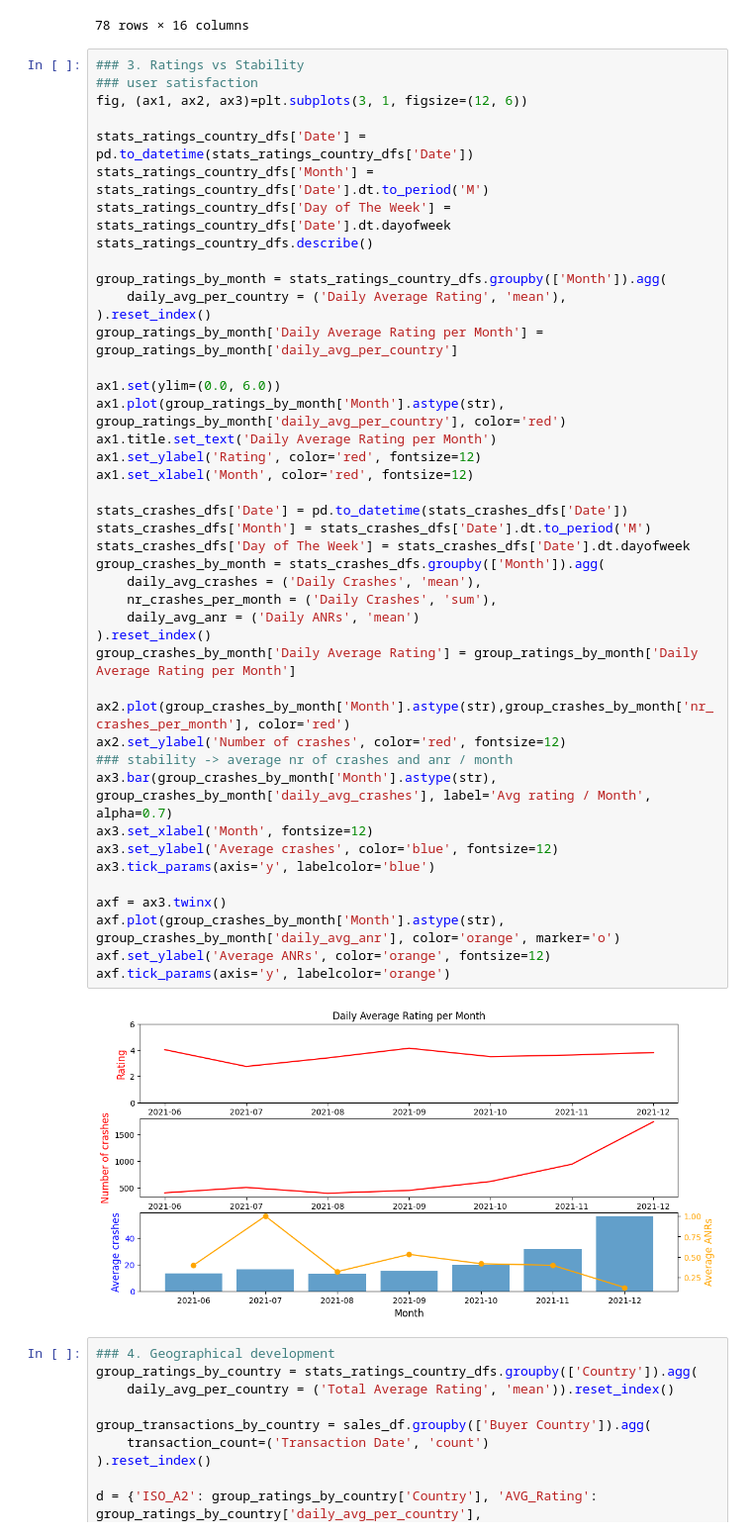
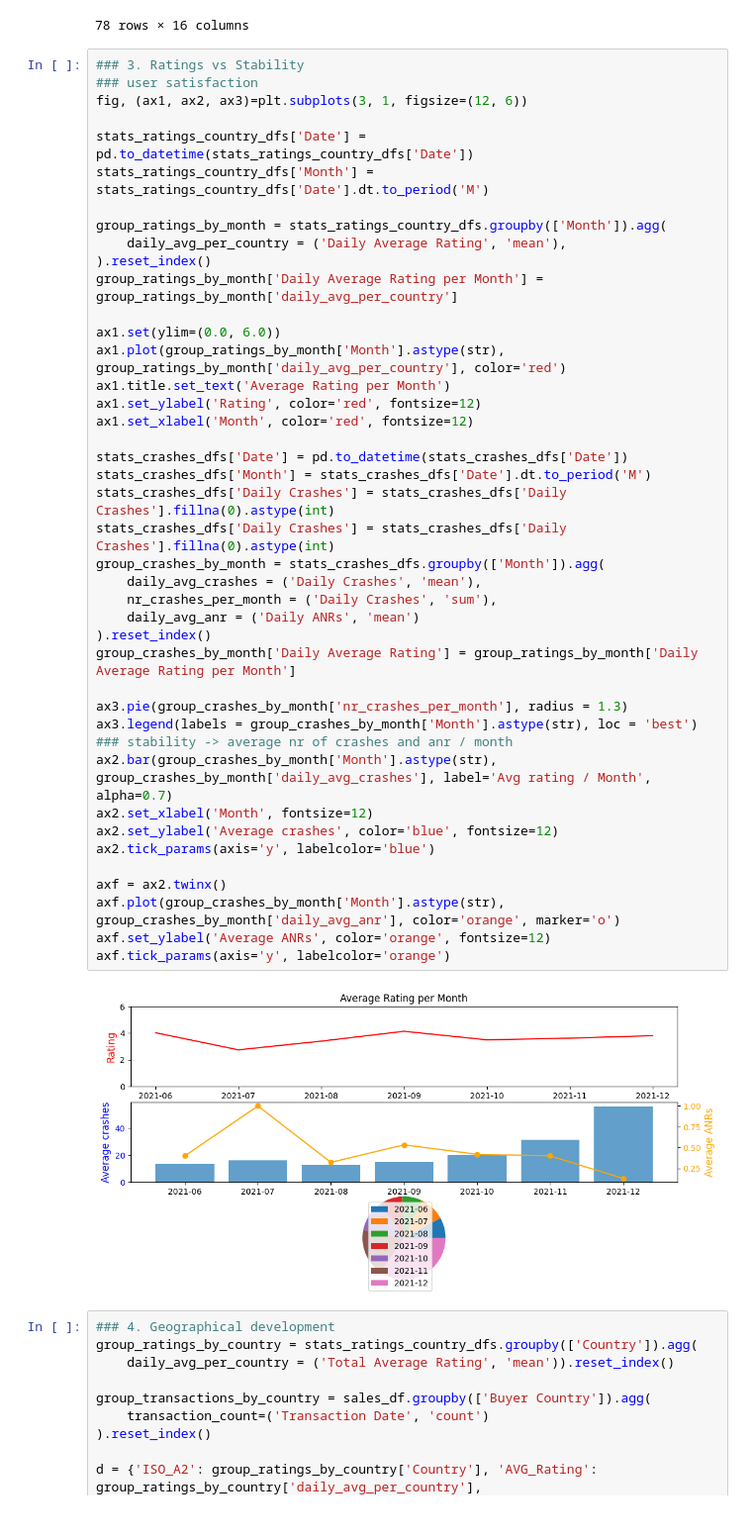
Before and after one commit to poparares6/Visual-Analytics, a Jupyter notebook: Visual Analytics/Visual Analytics.ipynb, the cells around one changed output. Shown at 99% size. Drawn from its saved outputs; the diff is of its cells as text.

```diff
--- a/Visual Analytics/Visual Analytics.ipynb
+++ b/Visual Analytics/Visual Analytics.ipynb
@@ -219,45 +220,44 @@ Combined DataFrame head:
 fig, (ax1, ax2, ax3)=plt.subplots(3, 1, figsize=(12, 6))
 
 stats_ratings_country_dfs['Date'] = pd.to_datetime(stats_ratings_country_dfs['Date'])
 stats_ratings_country_dfs['Month'] = stats_ratings_country_dfs['Date'].dt.to_period('M')
-stats_ratings_country_dfs['Day of The Week'] = stats_ratings_country_dfs['Date'].dt.dayofweek
-stats_ratings_country_dfs.describe()
 
 group_ratings_by_month = stats_ratings_country_dfs.groupby(['Month']).agg(
     daily_avg_per_country = ('Daily Average Rating', 'mean'),
 ).reset_index()
 group_ratings_by_month['Daily Average Rating per Month'] = group_ratings_by_month['daily_avg_per_country']
 
 ax1.set(ylim=(0.0, 6.0))
 ax1.plot(group_ratings_by_month['Month'].astype(str), group_ratings_by_month['daily_avg_per_country'], color='red')
-ax1.title.set_text('Daily Average Rating per Month')
+ax1.title.set_text('Average Rating per Month')
 ax1.set_ylabel('Rating', color='red', fontsize=12)
 ax1.set_xlabel('Month', color='red', fontsize=12)
 
 stats_crashes_dfs['Date'] = pd.to_datetime(stats_crashes_dfs['Date'])
 stats_crashes_dfs['Month'] = stats_crashes_dfs['Date'].dt.to_period('M')
-stats_crashes_dfs['Day of The Week'] = stats_crashes_dfs['Date'].dt.dayofweek
+stats_crashes_dfs['Daily Crashes'] = stats_crashes_dfs['Daily Crashes'].fillna(0).astype(int)
+stats_crashes_dfs['Daily Crashes'] = stats_crashes_dfs['Daily Crashes'].fillna(0).astype(int)
 group_crashes_by_month = stats_crashes_dfs.groupby(['Month']).agg(
     daily_avg_crashes = ('Daily Crashes', 'mean'),
     nr_crashes_per_month = ('Daily Crashes', 'sum'),
     daily_avg_anr = ('Daily ANRs', 'mean')
 ).reset_index()
 group_crashes_by_month['Daily Average Rating'] = group_ratings_by_month['Daily Average Rating per Month']
 
-ax2.plot(group_crashes_by_month['Month'].astype(str),group_crashes_by_month['nr_crashes_per_month'], color='red')
-ax2.set_ylabel('Number of crashes', color='red', fontsize=12)
+ax3.pie(group_crashes_by_month['nr_crashes_per_month'], radius = 1.3)
+ax3.legend(labels = group_crashes_by_month['Month'].astype(str), loc = 'best')
 ### stability -> average nr of crashes and anr / month
-ax3.bar(group_crashes_by_month['Month'].astype(str), group_crashes_by_month['daily_avg_crashes'], label='Avg rating / Month', alpha=0.7)
-ax3.set_xlabel('Month', fontsize=12)
-ax3.set_ylabel('Average crashes', color='blue', fontsize=12)
-ax3.tick_params(axis='y', labelcolor='blue')
+ax2.bar(group_crashes_by_month['Month'].astype(str), group_crashes_by_month['daily_avg_crashes'], label='Avg rating / Month', alpha=0.7)
+ax2.set_xlabel('Month', fontsize=12)
+ax2.set_ylabel('Average crashes', color='blue', fontsize=12)
+ax2.tick_params(axis='y', labelcolor='blue')
 
-axf = ax3.twinx()
+axf = ax2.twinx()
 axf.plot(group_crashes_by_month['Month'].astype(str), group_crashes_by_month['daily_avg_anr'], color='orange', marker='o')
 axf.set_ylabel('Average ANRs', color='orange', fontsize=12)
 axf.tick_params(axis='y', labelcolor='orange')
 # %% [output]
-[figure, old version]
+[figure, new version]
 # %%
 ### 4. Geographical development
 group_ratings_by_country = stats_ratings_country_dfs.groupby(['Country']).agg(
```
Also changed, not shown: parts of 2 cells of this notebook, 1 other file.
